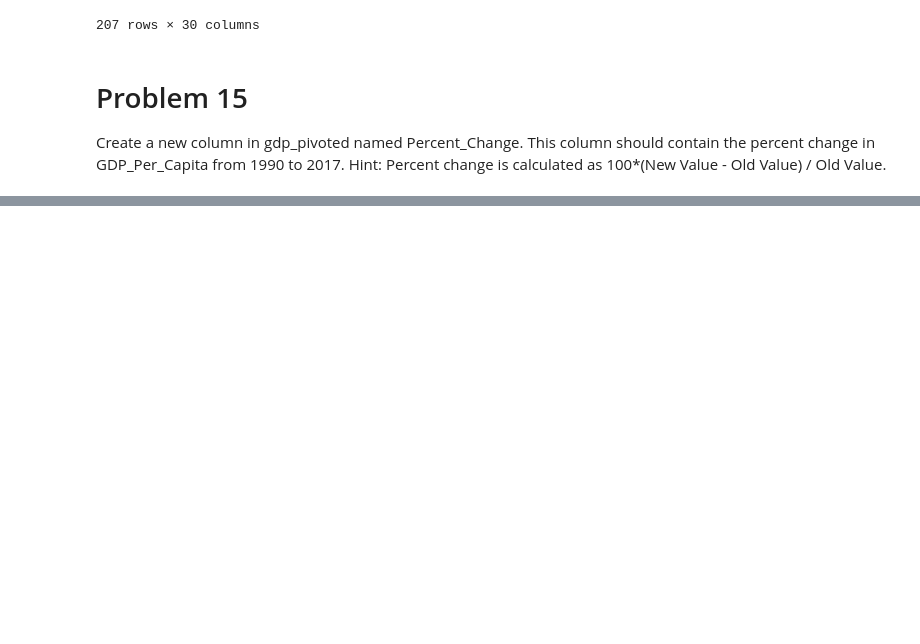
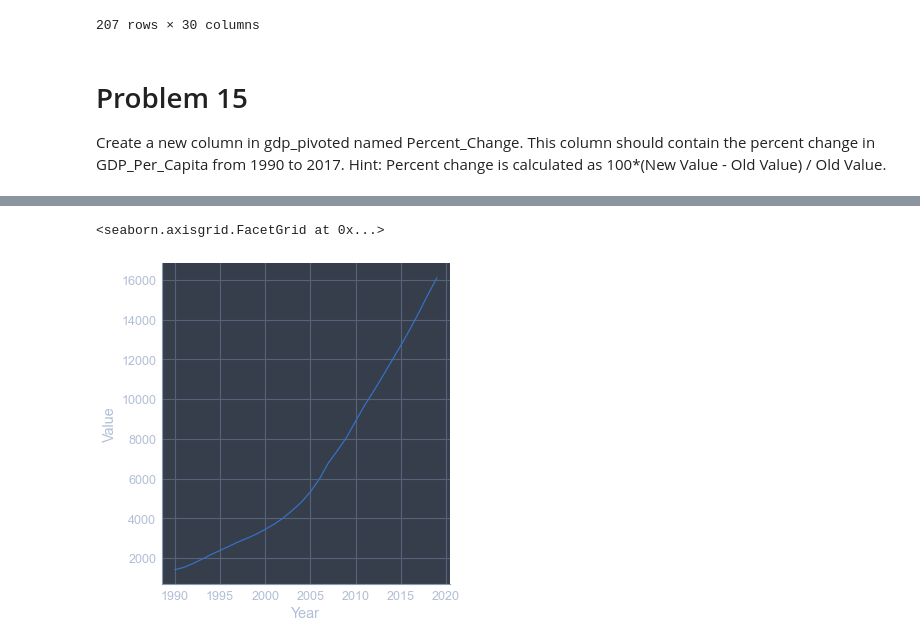
Before and after one commit to nss-data-science-cohort-5/un_exploration-jrioross, a Jupyter notebook: notebooks/UN_Data_Exploration.ipynb, the cells around one changed output, grey strips where cells are left out. Drawn from its saved outputs; the diff is of its cells as text; code cells hidden in the pictures; blank space fills up the shorter version.

```diff
--- a/notebooks/UN_Data_Exploration.ipynb
+++ b/notebooks/UN_Data_Exploration.ipynb
@@ -256,0 +302,8 @@ Create a new column in gdp_pivoted named Percent_Change. This column should cont
+# %%
+# Create another showing the country with the second highest % change in GDP.
+second_highest = gdp_pivoted['Percent_Change'].nlargest(2).iloc[[-1]].index[0]
+second_highest
+sns.relplot(x = gdp_df.loc[gdp_df['Country or Area'] == second_highest, 'Year'], y = gdp_df['Value'], kind = 'line')
+# %% [output]
+<seaborn.axisgrid.FacetGrid at 0x...>
+[figure, added]
```
Also changed, not shown: parts of 57 cells of this notebook.
